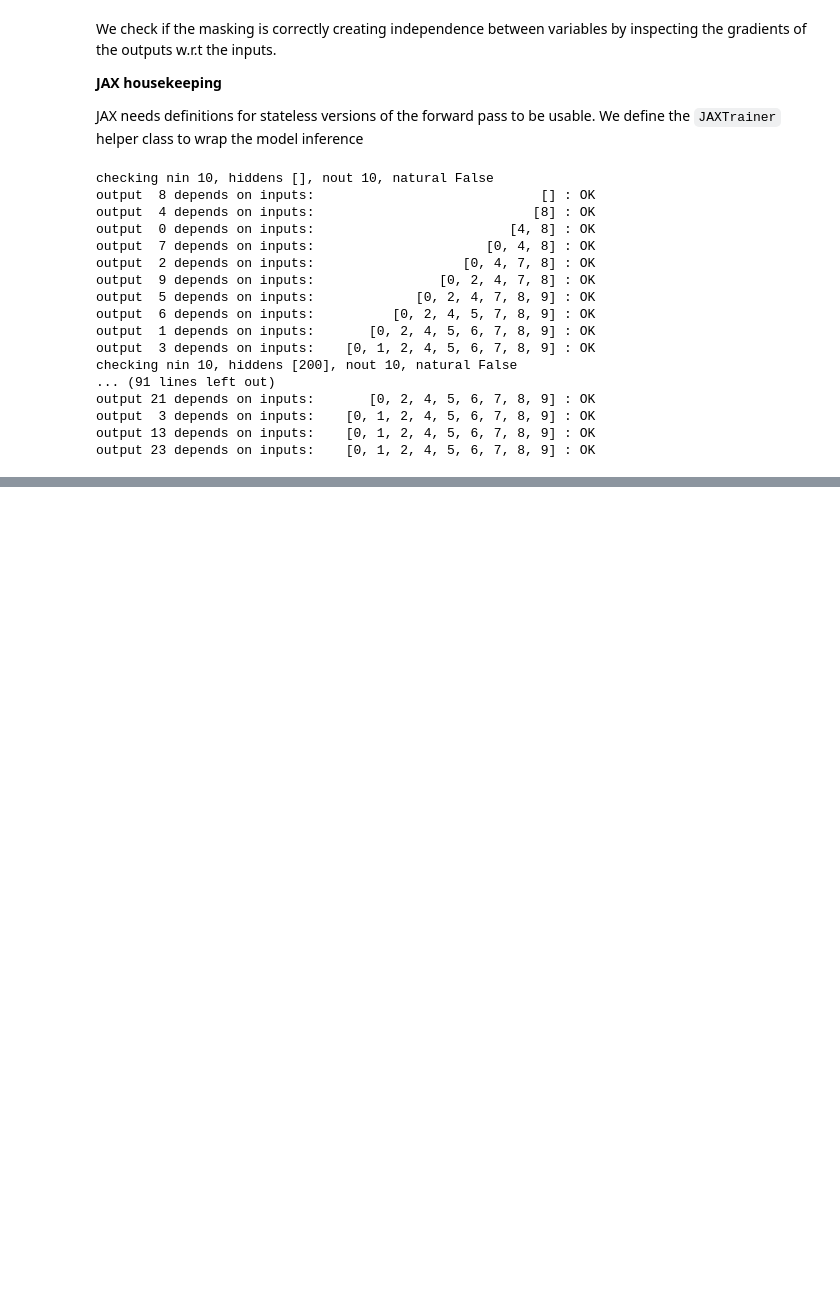
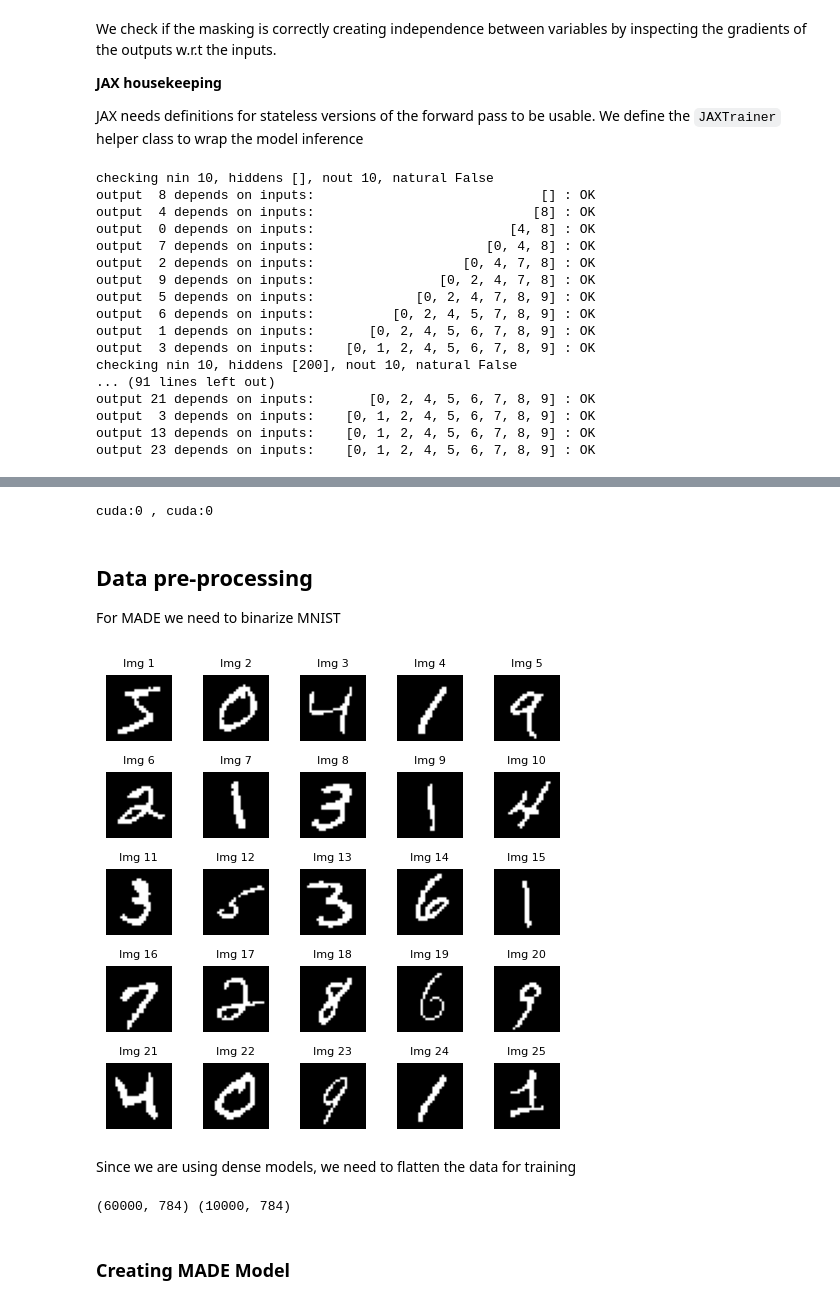
Before and after one commit to vinayak19th/ProbabilisticModels, a Jupyter notebook: MADE/V1.ipynb, the cells around one changed output, grey strips where cells are left out. Cells and saved outputs as stored; diff of their text form; code cells hidden in the pictures; blank space fills up the shorter version.

Commit message:
Added training

```diff
--- a/MADE/V1.ipynb
+++ b/MADE/V1.ipynb
@@ -238,0 +251,38 @@ output 23 depends on inputs:    [0, 1, 2, 4, 5, 6, 7, 8, 9] : OK
+# %%
+x_train = jnp.array(x_train)
+x_test = jnp.array(x_test)
+print(x_train.device,",",x_test.device)
+# %% [output]
+cuda:0 , cuda:0
+# %% [markdown]
+## Data pre-processing
+For MADE we need to binarize MNIST
+# %%
+def binarize_data(x):
+    x = ops.divide(x,255.) - 0.125 # Shifting the threshold
+    x = ops.round(x)
+    return x
+# %%
+def plot_grid(images):
+    fig, axes = plt.subplots(5, 5, figsize=(5, 5))
+
+    # 3. Flatten the axes array for easy iteration
+    axes = axes.flatten()
+
+    for i in range(25):
+        axes[i].imshow(images[i], cmap='gray')
+        axes[i].set_title(f"Img {i+1}", fontsize=8)
+        axes[i].axis('off')  # Hide tick marks for a cleaner look
+
+    # 4. Adjust layout to prevent overlapping titles
+    plt.tight_layout()
+    plt.show()
+# %%
+x_train_bin = binarize_data(x_train)
+x_test_bin = binarize_data(x_test)
+# %%
+plot_grid(x_train_bin)
+# %% [output]
+[figure, added]
+# %% [markdown]
+Since we are using dense models, we need to flatten the data for training
@@ -238,0 +292,6 @@ output 23 depends on inputs:    [0, 1, 2, 4, 5, 6, 7, 8, 9] : OK
+# %%
+print(xtr.shape,xte.shape)
+# %% [output]
+(60000, 784) (10000, 784)
+# %% [markdown]
+### Creating MADE Model
```
Also changed, not shown: parts of 19 cells of this notebook.
